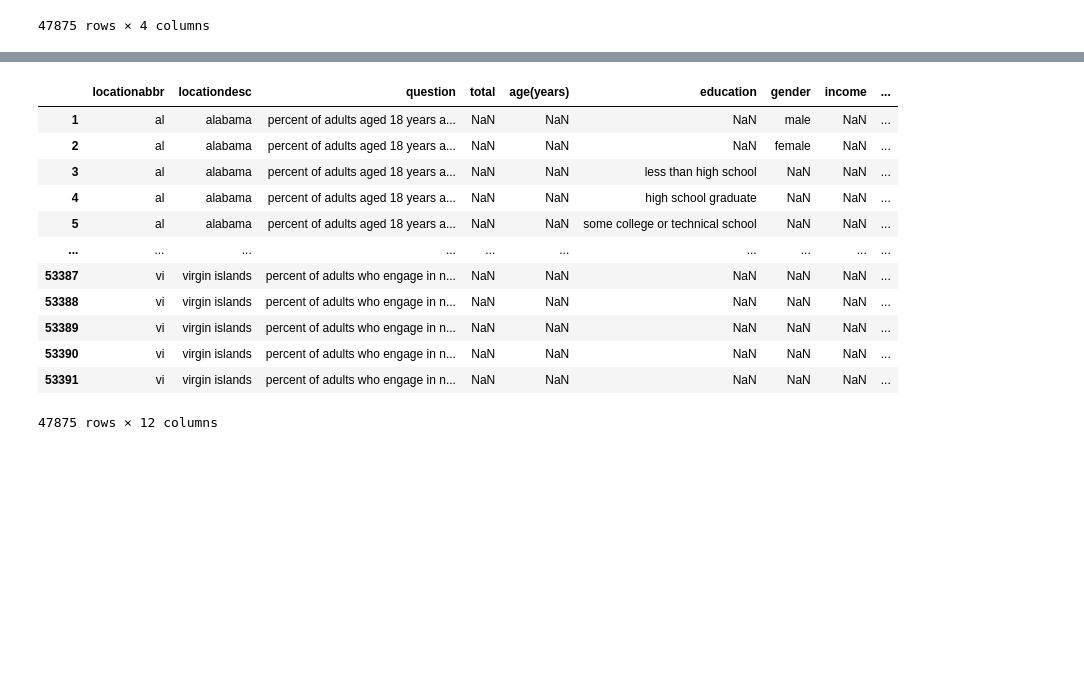
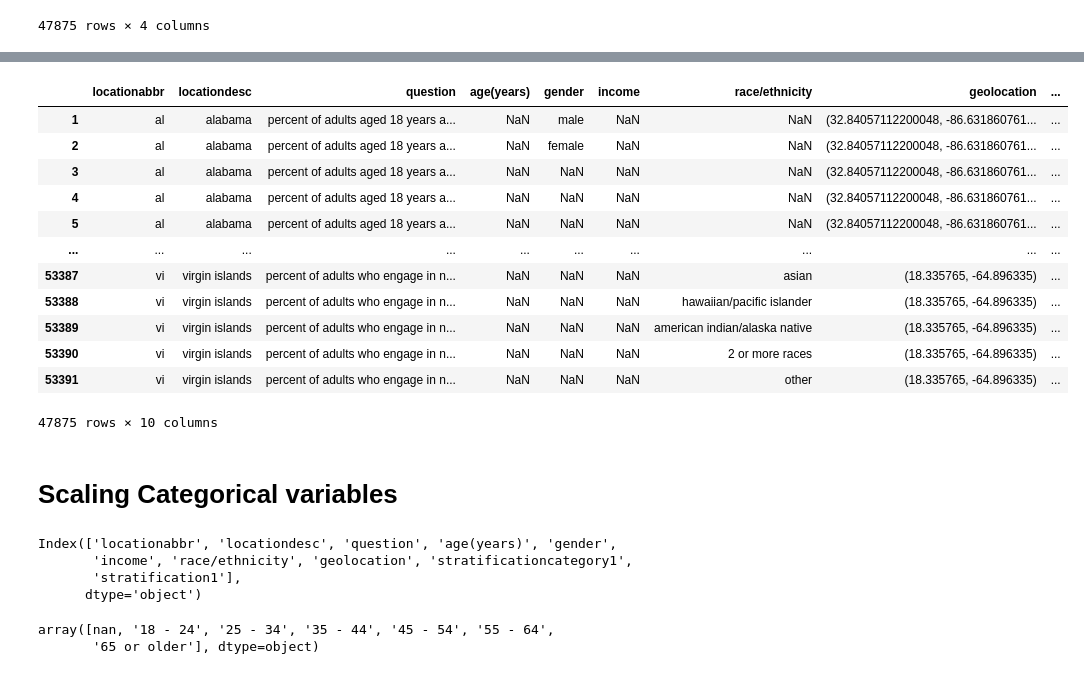
Before and after one commit to aychakurtulush/Ironhack-Midterm-Project-, a Jupyter notebook: Regression Analysis on Nutrition, Physical Activity, & Obesity.ipynb, the cells around one changed output, grey strips where cells are left out. Cells and saved outputs as stored; diff of their text form; code cells hidden in the pictures; blank space fills up the shorter version.

```diff
--- a/Regression Analysis on Nutrition, Physical Activity, & Obesity.ipynb
+++ b/Regression Analysis on Nutrition, Physical Activity, & Obesity.ipynb
@@ -52,4 +60,4 @@ Data columns (total 33 columns):
 dtypes: float64(6), int64(3), object(24)
 memory usage: 13.4+ MB
 # %%
-df = df.drop(['Low_Confidence_Limit','High_Confidence_Limit ', 'Data_Value_Alt', 'YearEnd','Topic','Class','Datasource','Data_Value_Unit','QuestionID','ClassID','TopicID','DataValueTypeID','Data_Value_Type','Data_Value_Footnote_Symbol','Data_Value_Footnote','StratificationCategoryId1','StratificationID1'],1);
+df = df.drop(['Low_Confidence_Limit','High_Confidence_Limit ', 'Total', 'Data_Value_Alt', 'YearEnd','Topic','Class','Datasource','Data_Value_Unit','QuestionID','ClassID','TopicID','DataValueTypeID','Data_Value_Type','Data_Value_Footnote_Symbol','Data_Value_Footnote','StratificationCategoryId1','StratificationID1'],1);
@@ -197,18 +229,32 @@ numerical
 # %%
 categorical_columns = df.select_dtypes(include=['object']).columns
-categoricals = df[categorical_columns]
-categoricals
+categorical = df[categorical_columns]
+categorical
 # %% [output]
-|  | locationabbr | locationdesc | question | total | age(years) | education | gender | income | ... |
-| 1 | al | alabama | percent of adults aged 18 years a... | NaN | NaN | NaN | male | NaN | ... |
-| 2 | al | alabama | percent of adults aged 18 years a... | NaN | NaN | NaN | female | NaN | ... |
-| 3 | al | alabama | percent of adults aged 18 years a... | NaN | NaN | less than high school | NaN | NaN | ... |
-| 4 | al | alabama | percent of adults aged 18 years a... | NaN | NaN | high school graduate | NaN | NaN | ... |
-| 5 | al | alabama | percent of adults aged 18 years a... | NaN | NaN | some college or technical school | NaN | NaN | ... |
+|  | locationabbr | locationdesc | question | age(years) | gender | income | race/ethnicity | geolocation | ... |
+| 1 | al | alabama | percent of adults aged 18 years a... | NaN | male | NaN | NaN | (32.84057112200048, -86.631860761... | ... |
+| 2 | al | alabama | percent of adults aged 18 years a... | NaN | female | NaN | NaN | (32.84057112200048, -86.631860761... | ... |
+| 3 | al | alabama | percent of adults aged 18 years a... | NaN | NaN | NaN | NaN | (32.84057112200048, -86.631860761... | ... |
+| 4 | al | alabama | percent of adults aged 18 years a... | NaN | NaN | NaN | NaN | (32.84057112200048, -86.631860761... | ... |
+| 5 | al | alabama | percent of adults aged 18 years a... | NaN | NaN | NaN | NaN | (32.84057112200048, -86.631860761... | ... |
 | ... | ... | ... | ... | ... | ... | ... | ... | ... | ... |
-| 53387 | vi | virgin islands | percent of adults who engage in n... | NaN | NaN | NaN | NaN | NaN | ... |
-| 53388 | vi | virgin islands | percent of adults who engage in n... | NaN | NaN | NaN | NaN | NaN | ... |
-| 53389 | vi | virgin islands | percent of adults who engage in n... | NaN | NaN | NaN | NaN | NaN | ... |
-| 53390 | vi | virgin islands | percent of adults who engage in n... | NaN | NaN | NaN | NaN | NaN | ... |
-| 53391 | vi | virgin islands | percent of adults who engage in n... | NaN | NaN | NaN | NaN | NaN | ... |
+| 53387 | vi | virgin islands | percent of adults who engage in n... | NaN | NaN | NaN | asian | (18.335765, -64.896335) | ... |
+| 53388 | vi | virgin islands | percent of adults who engage in n... | NaN | NaN | NaN | hawaiian/pacific islander | (18.335765, -64.896335) | ... |
+| 53389 | vi | virgin islands | percent of adults who engage in n... | NaN | NaN | NaN | american indian/alaska native | (18.335765, -64.896335) | ... |
+| 53390 | vi | virgin islands | percent of adults who engage in n... | NaN | NaN | NaN | 2 or more races | (18.335765, -64.896335) | ... |
+| 53391 | vi | virgin islands | percent of adults who engage in n... | NaN | NaN | NaN | other | (18.335765, -64.896335) | ... |
-47875 rows × 12 columns
+47875 rows × 10 columns
+# %% [markdown]
+# Scaling Categorical variables
+# %%
+categorical.columns
+# %% [output]
+Index(['locationabbr', 'locationdesc', 'question', 'age(years)', 'gender',
+       'income', 'race/ethnicity', 'geolocation', 'stratificationcategory1',
+       'stratification1'],
+      dtype='object')
+# %%
+df['age(years)'].unique()
+# %% [output]
+array([nan, '18 - 24', '25 - 34', '35 - 44', '45 - 54', '55 - 64',
+       '65 or older'], dtype=object)
```
Also changed, not shown: parts of 27 cells of this notebook.
